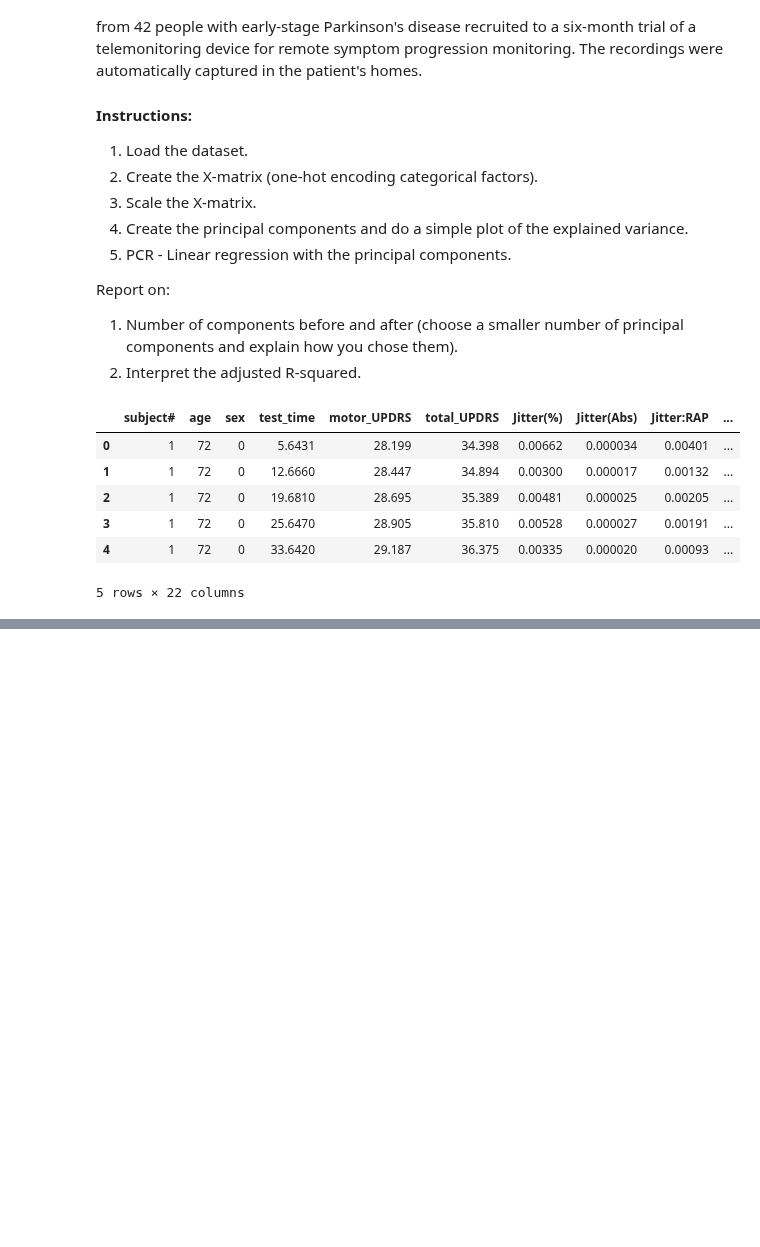
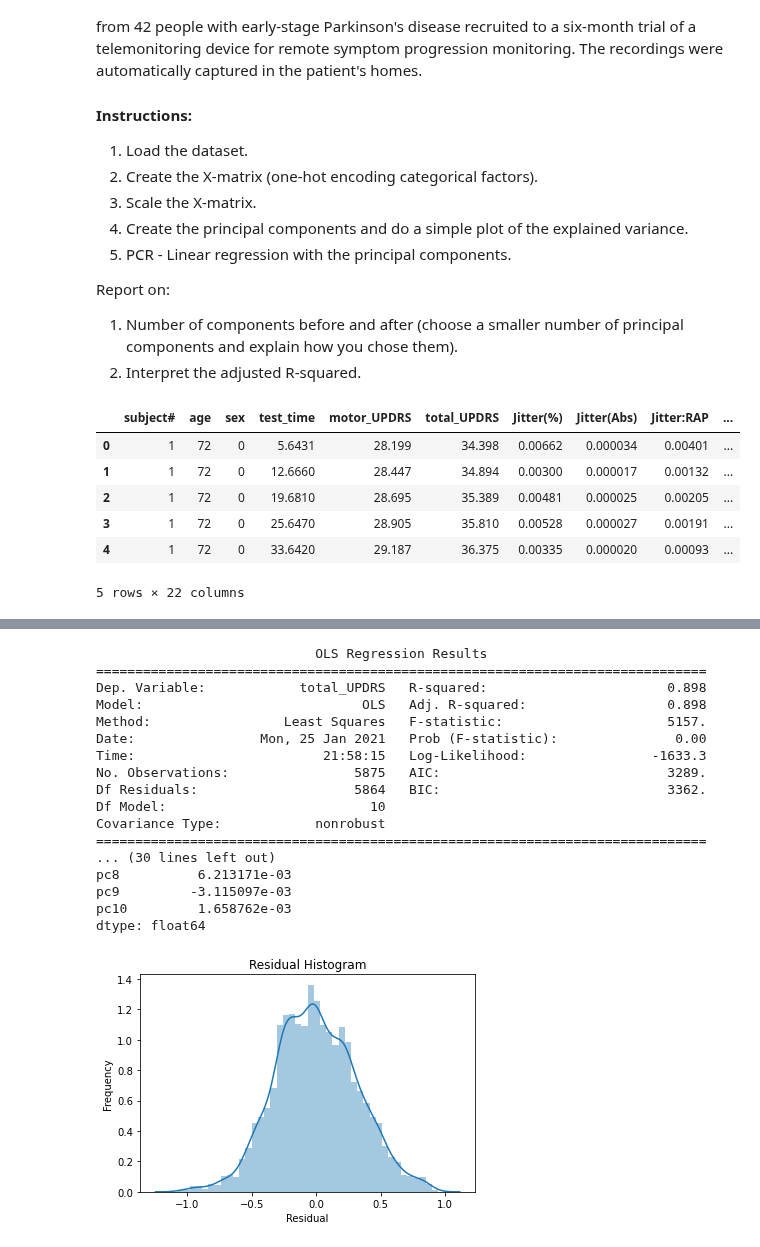
Before and after one commit to anajaved/UW_Data_Science_Cert, a Jupyter notebook: AnaJaved-L07-ParkinsonPCR.ipynb, the cells around one changed output, grey strips where cells are left out. Saved outputs shown, nothing was run; the diff lists cells and outputs as text; code cells hidden in the pictures; blank space fills up the shorter version.

```diff
--- a/AnaJaved-L07-ParkinsonPCR.ipynb
+++ b/AnaJaved-L07-ParkinsonPCR.ipynb
@@ -109,20 +296,42 @@ plt.ylabel('Explained Variance')
 # %%
-# Perform linear regression with the first N columns.
-n = 5
+# Perform linear regression with 10 components:
+n = 10
 formula_start = target_label + ' ~ '
 formula_terms = ['pc' + str(x+1) for x in range(n)]
 formula_end = ' + '.join(formula_terms)
 formula_final = formula_start + formula_end
 
+
+# Calling and Fitting Model
 pcr_model = sm.ols(formula = formula_final, data=pca_df)
-
 results = pcr_model.fit()
 
 # Get most of the linear regression statistics we are interested in:
 print(results.summary())
 
 # Plot a histogram of the residuals
 sns.distplot(results.resid, hist=True)
 plt.xlabel('Residual')
 plt.ylabel('Frequency')
 plt.title('Residual Histogram')
+
+print('Intercept, Slope : {}'.format(results.params))
+# %% [output]
+                            OLS Regression Results
+==============================================================================
+Dep. Variable:            total_UPDRS   R-squared:                       0.898
+Model:                            OLS   Adj. R-squared:                  0.898
+Method:                 Least Squares   F-statistic:                     5157.
+Date:                Mon, 25 Jan 2021   Prob (F-statistic):               0.00
+Time:                        21:58:15   Log-Likelihood:                -1633.3
+No. Observations:                5875   AIC:                             3289.
+Df Residuals:                    5864   BIC:                             3362.
+Df Model:                          10
+Covariance Type:            nonrobust
+==============================================================================
+... (30 lines left out)
+pc8          6.213171e-03
+pc9         -3.115097e-03
+pc10         1.658762e-03
+dtype: float64
+[figure, added]
```
Also changed, not shown: parts of 17 cells of this notebook.
